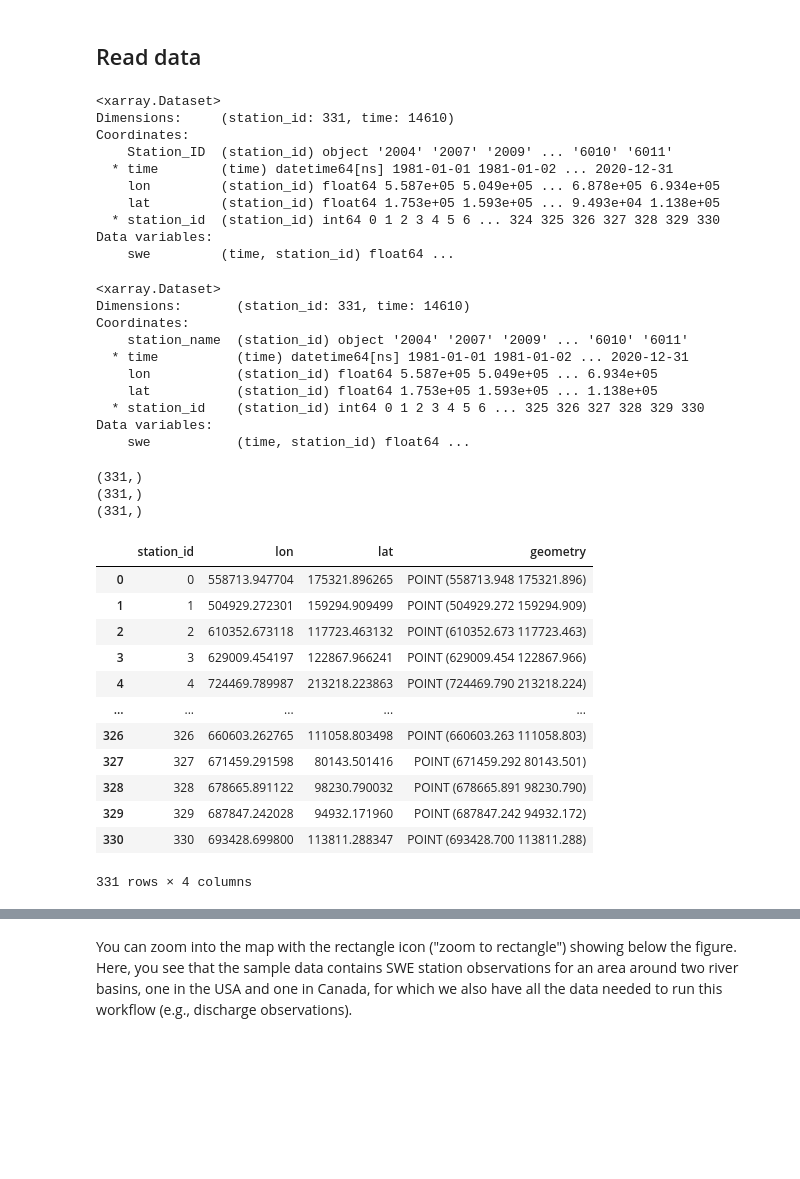
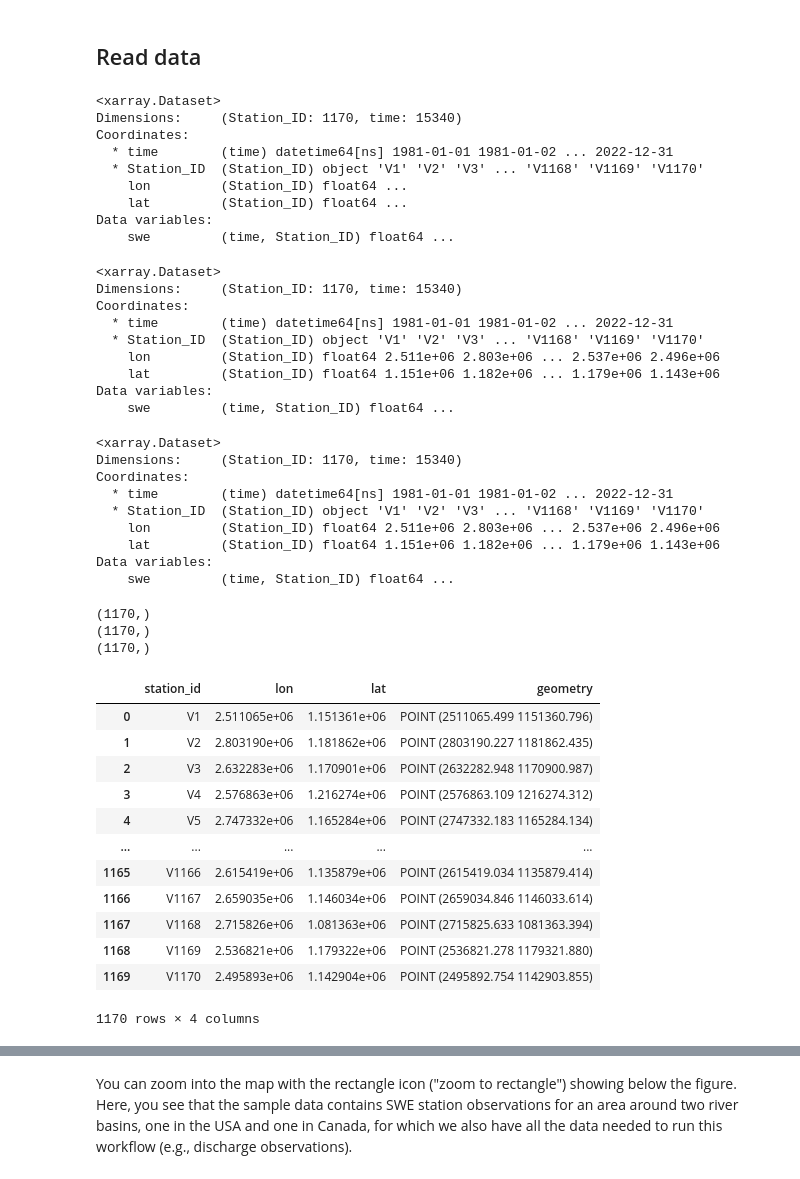
Before and after one commit to Laurin-98/FROSTBYTE_PREVAH, a Jupyter notebook: notebooks/3_SWEPreprocessing_without_P_gapfilling.ipynb, the cells around one changed output, grey strips where cells are left out. Drawn from its saved outputs; the diff is of its cells as text; code cells hidden in the pictures; blank space fills up the shorter version.

```diff
--- a/notebooks/3_SWEPreprocessing_without_P_gapfilling.ipynb
+++ b/notebooks/3_SWEPreprocessing_without_P_gapfilling.ipynb
@@ -113,36 +113,44 @@ logger.debug(f'percentage of observations to remove for artificial gap filling:
 # %%
 # Read SWE station observations NetCDF
 SWE_stations_ds = xr.open_dataset(settings['SWE_obs_path'])
-SWE_stations_ds = SWE_stations_ds.assign_coords({'lon':SWE_stations_ds.lon, 'lat':SWE_stations_ds.lat, 'station_id':SWE_stations_ds.station_id}).swe
+display(SWE_stations_ds)
+SWE_stations_ds = SWE_stations_ds.assign_coords({'lon':SWE_stations_ds.lon, 'lat':SWE_stations_ds.lat, 'Station_ID':SWE_stations_ds.Station_ID}).swe
 #SWE_stations_ds = SWE_stations_ds.assign_coords({'lon':SWE_stations_ds.lon, 'lat':SWE_stations_ds.lat, 'station_name':SWE_stations_ds.station_name}).snw
 SWE_stations_ds = SWE_stations_ds.to_dataset()
 
 display(SWE_stations_ds)
 # %% [output]
 <xarray.Dataset>
-Dimensions:     (station_id: 331, time: 14610)
+Dimensions:     (Station_ID: 1170, time: 15340)
 Coordinates:
-    Station_ID  (station_id) object '2004' '2007' '2009' ... '6010' '6011'
-  * time        (time) datetime64[ns] 1981-01-01 1981-01-02 ... 2020-12-31
-    lon         (station_id) float64 5.587e+05 5.049e+05 ... 6.878e+05 6.934e+05
-    lat         (station_id) float64 1.753e+05 1.593e+05 ... 9.493e+04 1.138e+05
-  * station_id  (station_id) int64 0 1 2 3 4 5 6 ... 324 325 326 327 328 329 330
+  * time        (time) datetime64[ns] 1981-01-01 1981-01-02 ... 2022-12-31
+  * Station_ID  (Station_ID) object 'V1' 'V2' 'V3' ... 'V1168' 'V1169' 'V1170'
+    lon         (Station_ID) float64 ...
+    lat         (Station_ID) float64 ...
 Data variables:
-    swe         (time, station_id) float64 ...
+    swe         (time, Station_ID) float64 ...
+<xarray.Dataset>
+Dimensions:     (Station_ID: 1170, time: 15340)
+Coordinates:
+  * time        (time) datetime64[ns] 1981-01-01 1981-01-02 ... 2022-12-31
+  * Station_ID  (Station_ID) object 'V1' 'V2' 'V3' ... 'V1168' 'V1169' 'V1170'
+    lon         (Station_ID) float64 2.511e+06 2.803e+06 ... 2.537e+06 2.496e+06
+    lat         (Station_ID) float64 1.151e+06 1.182e+06 ... 1.179e+06 1.143e+06
+Data variables:
+    swe         (time, Station_ID) float64 ...
 # %%
-SWE_stations_ds = SWE_stations_ds.rename({"Station_ID": "station_name"})
+#SWE_stations_ds = SWE_stations_ds.rename({"Station_ID": "station_name"})
 print(SWE_stations_ds)
 # %% [output]
 <xarray.Dataset>
-Dimensions:       (station_id: 331, time: 14610)
+Dimensions:     (Station_ID: 1170, time: 15340)
 Coordinates:
-    station_name  (station_id) object '2004' '2007' '2009' ... '6010' '6011'
-  * time          (time) datetime64[ns] 1981-01-01 1981-01-02 ... 2020-12-31
-    lon           (station_id) float64 5.587e+05 5.049e+05 ... 6.934e+05
-    lat           (station_id) float64 1.753e+05 1.593e+05 ... 1.138e+05
-  * station_id    (station_id) int64 0 1 2 3 4 5 6 ... 325 326 327 328 329 330
+  * time        (time) datetime64[ns] 1981-01-01 1981-01-02 ... 2022-12-31
+  * Station_ID  (Station_ID) object 'V1' 'V2' 'V3' ... 'V1168' 'V1169' 'V1170'
+    lon         (Station_ID) float64 2.511e+06 2.803e+06 ... 2.537e+06 2.496e+06
+    lat         (Station_ID) float64 1.151e+06 1.182e+06 ... 1.179e+06 1.143e+06
 Data variables:
-    swe           (time, station_id) float64 ...
+    swe         (time, Station_ID) float64 ...
 # %%
 #Anpassung 10.10.24 SWE_Camels_testbasin_id speichern --> PCA funktioniert nicht mit nur einer Datenreihe
 # --> entkomentieren zur visualisierung das es mit camels nicht funktioniert --> gleichzeitig müsste im 4_ die zelle mit diesem datum entkomentiert werden
@@ -153,48 +161,48 @@ Data variables:
 # %%
 # Convert SWE stations DataArray to GeoDataFrame for further analysis
 """
 data = {'station_id': SWE_stations_ds.station_id.data,
         'lon': SWE_stations_ds.lon.data,
         'lat': SWE_stations_ds.lat.data}
 df = pd.DataFrame(data)
 geometry = [Point(xy) for xy in zip(df['lon'], df['lat'])]
 crs = "EPSG:4326"
 SWE_stations_gdf = gpd.GeoDataFrame(df, crs=crs, geometry=geometry)
 
 display(SWE_stations_gdf)
 """
 
-print(SWE_stations_ds.station_id.data.shape)
+print(SWE_stations_ds.Station_ID.data.shape)
 print(SWE_stations_ds.lon.data.shape)
 print(SWE_stations_ds.lat.data.shape)
-data = {'station_id': SWE_stations_ds.station_id.data,
+data = {'station_id': SWE_stations_ds.Station_ID.data,
         'lon': SWE_stations_ds.lon.data,
         'lat': SWE_stations_ds.lat.data}
 df = pd.DataFrame(data)
 geometry = [Point(xy) for xy in zip(df['lon'], df['lat'])]
-crs = "EPSG:21781"
+crs = "EPSG:2056"
 SWE_stations_gdf = gpd.GeoDataFrame(df, crs=crs, geometry=geometry)
 
 #SWE_stations_gdf_lv95 = SWE_stations_gdf.to_crs("EPSG:2056")
 
 display(SWE_stations_gdf)
 # %% [output]
-(331,)
-(331,)
-(331,)
+(1170,)
+(1170,)
+(1170,)
 |  | station_id | lon | lat | geometry |
-| 0 | 0 | 558713.947704 | 175321.896265 | POINT (558713.948 175321.896) |
-| 1 | 1 | 504929.272301 | 159294.909499 | POINT (504929.272 159294.909) |
-| 2 | 2 | 610352.673118 | 117723.463132 | POINT (610352.673 117723.463) |
-| 3 | 3 | 629009.454197 | 122867.966241 | POINT (629009.454 122867.966) |
-| 4 | 4 | 724469.789987 | 213218.223863 | POINT (724469.790 213218.224) |
+| 0 | V1 | 2.511065e+06 | 1.151361e+06 | POINT (2511065.499 1151360.796) |
+| 1 | V2 | 2.803190e+06 | 1.181862e+06 | POINT (2803190.227 1181862.435) |
+| 2 | V3 | 2.632283e+06 | 1.170901e+06 | POINT (2632282.948 1170900.987) |
+| 3 | V4 | 2.576863e+06 | 1.216274e+06 | POINT (2576863.109 1216274.312) |
+| 4 | V5 | 2.747332e+06 | 1.165284e+06 | POINT (2747332.183 1165284.134) |
 | ... | ... | ... | ... | ... |
-| 326 | 326 | 660603.262765 | 111058.803498 | POINT (660603.263 111058.803) |
-| 327 | 327 | 671459.291598 | 80143.501416 | POINT (671459.292 80143.501) |
-| 328 | 328 | 678665.891122 | 98230.790032 | POINT (678665.891 98230.790) |
-| 329 | 329 | 687847.242028 | 94932.171960 | POINT (687847.242 94932.172) |
-| 330 | 330 | 693428.699800 | 113811.288347 | POINT (693428.700 113811.288) |
+| 1165 | V1166 | 2.615419e+06 | 1.135879e+06 | POINT (2615419.034 1135879.414) |
+| 1166 | V1167 | 2.659035e+06 | 1.146034e+06 | POINT (2659034.846 1146033.614) |
+| 1167 | V1168 | 2.715826e+06 | 1.081363e+06 | POINT (2715825.633 1081363.394) |
+| 1168 | V1169 | 2.536821e+06 | 1.179322e+06 | POINT (2536821.278 1179321.880) |
+| 1169 | V1170 | 2.495893e+06 | 1.142904e+06 | POINT (2495892.754 1142903.855) |
-331 rows × 4 columns
+1170 rows × 4 columns
 # %%
 #LNU koordinaten in LV95 umwandeln
 # Überprüfen der Dimensionen der Datenarrays
```
Also changed, not shown: parts of 17 cells of this notebook, 32 other files.
